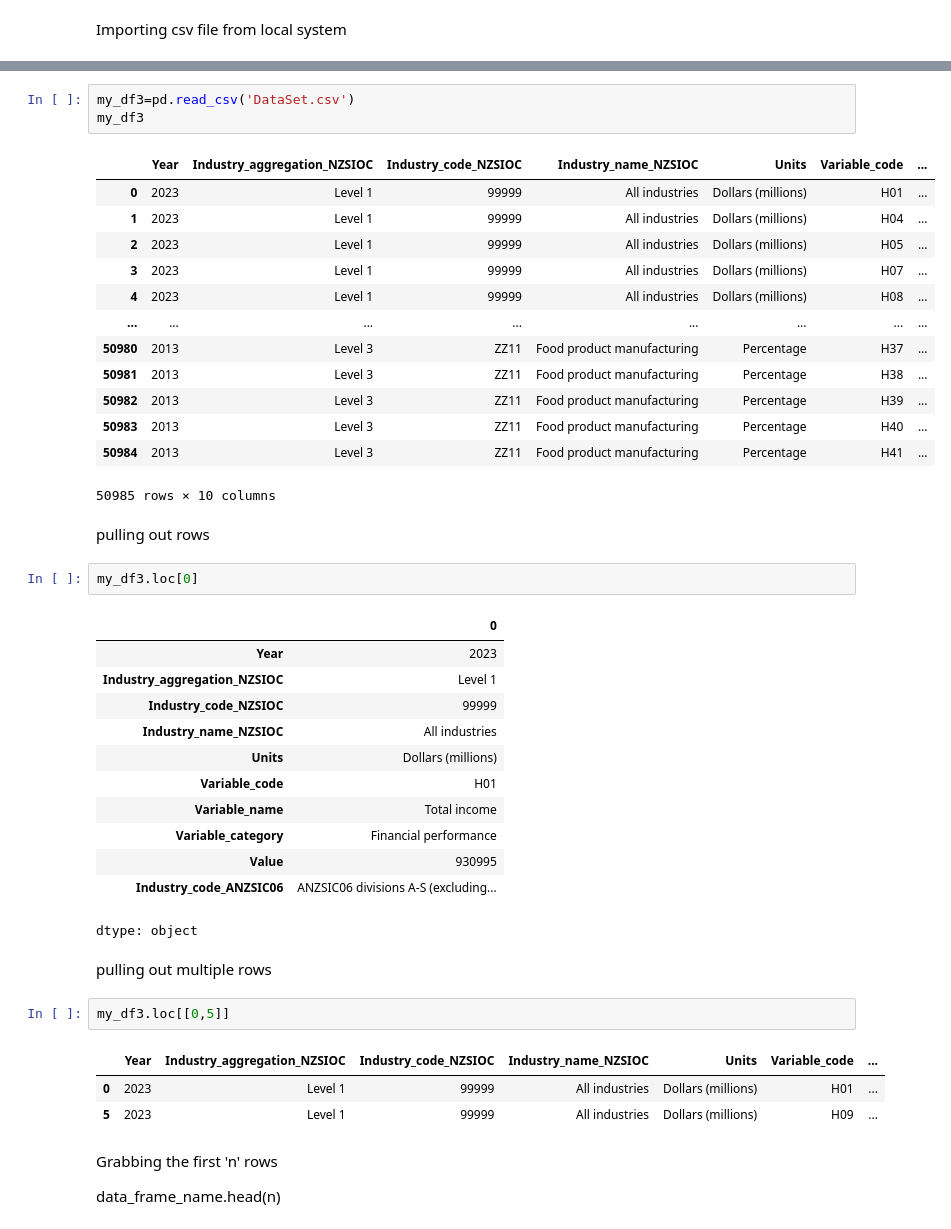
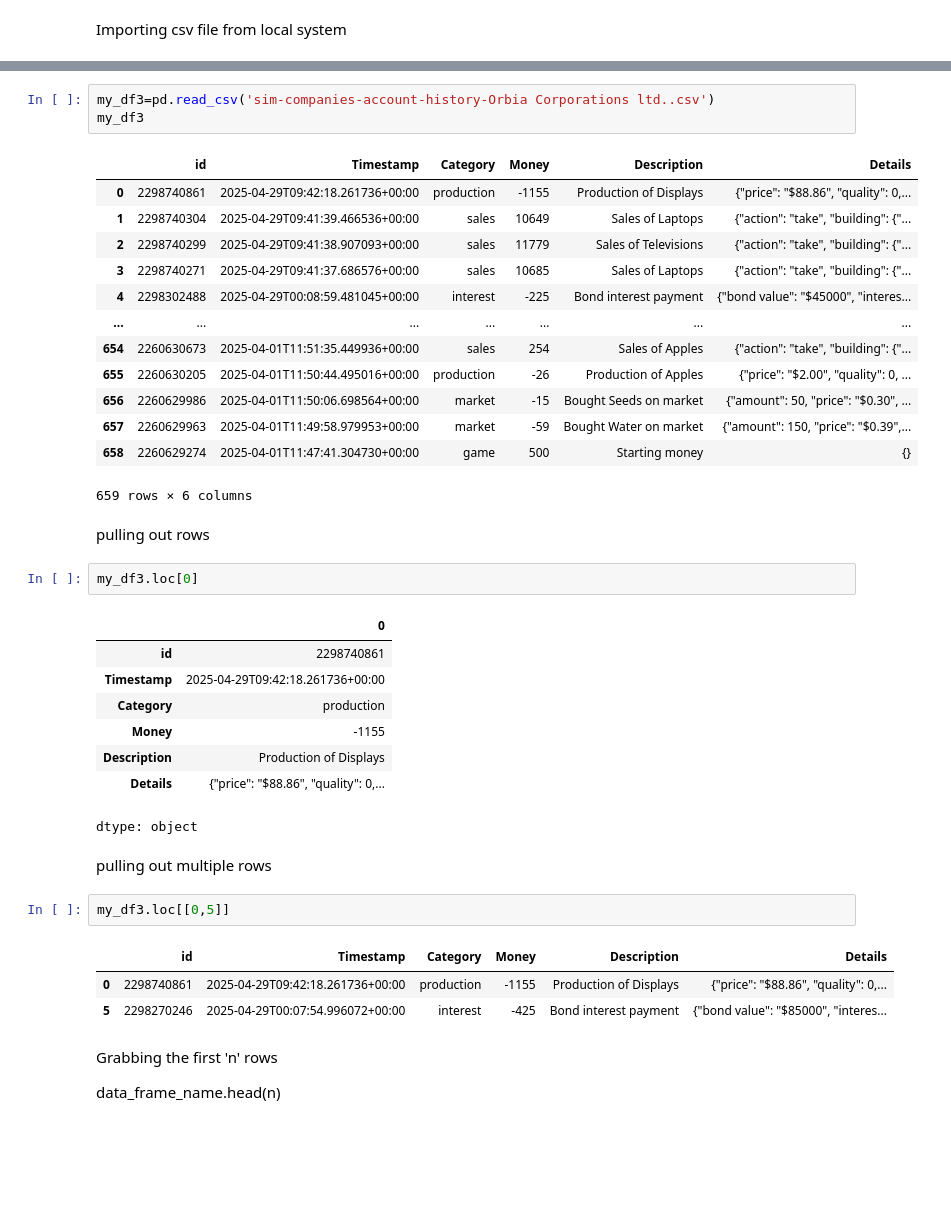
Before and after one commit to litlife8582/Pandas, a Jupyter notebook: Pandas.ipynb, the cells around one changed output, grey strips where cells are left out. Cells and saved outputs as stored; diff of their text form; blank space fills up the shorter version.

```diff
--- a/Pandas.ipynb
+++ b/Pandas.ipynb
@@ -113,45 +86,41 @@ Saving DataSet.csv to DataSet.csv
 # %%
-my_df3=pd.read_csv('DataSet.csv')
+my_df3=pd.read_csv('sim-companies-account-history-Orbia Corporations ltd..csv')
 my_df3
 # %% [output]
-|  | Year | Industry_aggregation_NZSIOC | Industry_code_NZSIOC | Industry_name_NZSIOC | Units | Variable_code | ... |
-| 0 | 2023 | Level 1 | 99999 | All industries | Dollars (millions) | H01 | ... |
-| 1 | 2023 | Level 1 | 99999 | All industries | Dollars (millions) | H04 | ... |
-| 2 | 2023 | Level 1 | 99999 | All industries | Dollars (millions) | H05 | ... |
-| 3 | 2023 | Level 1 | 99999 | All industries | Dollars (millions) | H07 | ... |
-| 4 | 2023 | Level 1 | 99999 | All industries | Dollars (millions) | H08 | ... |
-| ... | ... | ... | ... | ... | ... | ... | ... |
-| 50980 | 2013 | Level 3 | ZZ11 | Food product manufacturing | Percentage | H37 | ... |
-| 50981 | 2013 | Level 3 | ZZ11 | Food product manufacturing | Percentage | H38 | ... |
-| 50982 | 2013 | Level 3 | ZZ11 | Food product manufacturing | Percentage | H39 | ... |
-| 50983 | 2013 | Level 3 | ZZ11 | Food product manufacturing | Percentage | H40 | ... |
-| 50984 | 2013 | Level 3 | ZZ11 | Food product manufacturing | Percentage | H41 | ... |
+|  | id | Timestamp | Category | Money | Description | Details |
+| 0 | 2298740861 | 2025-04-29T09:42:18.261736+00:00 | production | -1155 | Production of Displays | {"price": "$88.86", "quality": 0,... |
+| 1 | 2298740304 | 2025-04-29T09:41:39.466536+00:00 | sales | 10649 | Sales of Laptops | {"action": "take", "building": {"... |
+| 2 | 2298740299 | 2025-04-29T09:41:38.907093+00:00 | sales | 11779 | Sales of Televisions | {"action": "take", "building": {"... |
+| 3 | 2298740271 | 2025-04-29T09:41:37.686576+00:00 | sales | 10685 | Sales of Laptops | {"action": "take", "building": {"... |
+| 4 | 2298302488 | 2025-04-29T00:08:59.481045+00:00 | interest | -225 | Bond interest payment | {"bond value": "$45000", "interes... |
+| ... | ... | ... | ... | ... | ... | ... |
+| 654 | 2260630673 | 2025-04-01T11:51:35.449936+00:00 | sales | 254 | Sales of Apples | {"action": "take", "building": {"... |
+| 655 | 2260630205 | 2025-04-01T11:50:44.495016+00:00 | production | -26 | Production of Apples | {"price": "$2.00", "quality": 0, ... |
+| 656 | 2260629986 | 2025-04-01T11:50:06.698564+00:00 | market | -15 | Bought Seeds on market | {"amount": 50, "price": "$0.30", ... |
+| 657 | 2260629963 | 2025-04-01T11:49:58.979953+00:00 | market | -59 | Bought Water on market | {"amount": 150, "price": "$0.39",... |
+| 658 | 2260629274 | 2025-04-01T11:47:41.304730+00:00 | game | 500 | Starting money | {} |
-50985 rows × 10 columns
+659 rows × 6 columns
 # %% [markdown]
 pulling out rows
 # %%
 my_df3.loc[0]
 # %% [output]
 |  | 0 |
-| Year | 2023 |
-| Industry_aggregation_NZSIOC | Level 1 |
-| Industry_code_NZSIOC | 99999 |
-| Industry_name_NZSIOC | All industries |
-| Units | Dollars (millions) |
-| Variable_code | H01 |
-| Variable_name | Total income |
-| Variable_category | Financial performance |
-| Value | 930995 |
-| Industry_code_ANZSIC06 | ANZSIC06 divisions A-S (excluding... |
+| id | 2298740861 |
+| Timestamp | 2025-04-29T09:42:18.261736+00:00 |
+| Category | production |
+| Money | -1155 |
+| Description | Production of Displays |
+| Details | {"price": "$88.86", "quality": 0,... |
 dtype: object
 # %% [markdown]
 pulling out multiple rows
 # %%
 my_df3.loc[[0,5]]
 # %% [output]
-|  | Year | Industry_aggregation_NZSIOC | Industry_code_NZSIOC | Industry_name_NZSIOC | Units | Variable_code | ... |
-| 0 | 2023 | Level 1 | 99999 | All industries | Dollars (millions) | H01 | ... |
-| 5 | 2023 | Level 1 | 99999 | All industries | Dollars (millions) | H09 | ... |
+|  | id | Timestamp | Category | Money | Description | Details |
+| 0 | 2298740861 | 2025-04-29T09:42:18.261736+00:00 | production | -1155 | Production of Displays | {"price": "$88.86", "quality": 0,... |
+| 5 | 2298270246 | 2025-04-29T00:07:54.996072+00:00 | interest | -425 | Bond interest payment | {"bond value": "$85000", "interes... |
 # %% [markdown]
 Grabbing the first 'n' rows
 
```
Also changed, not shown: parts of 21 cells of this notebook.
